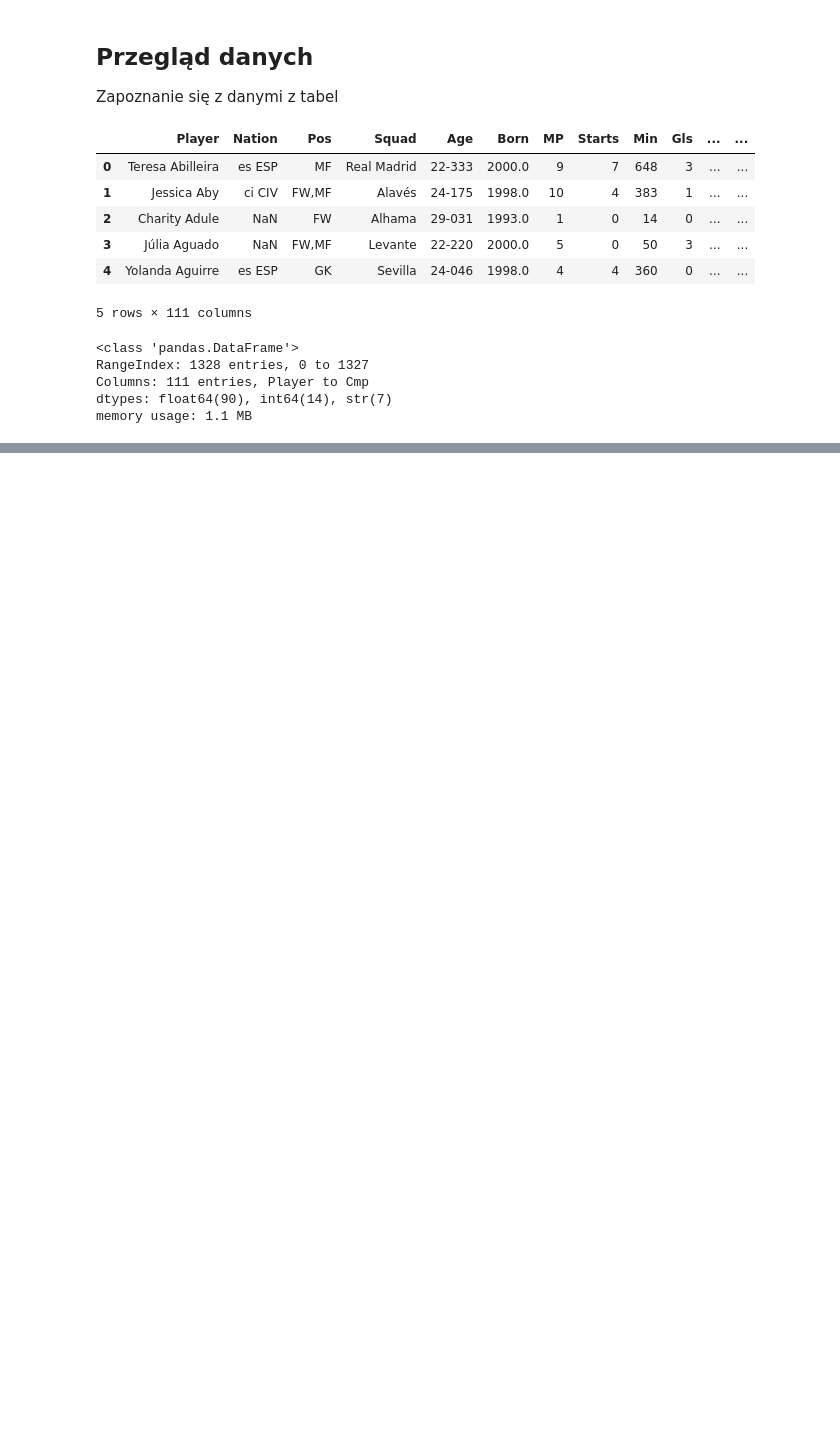
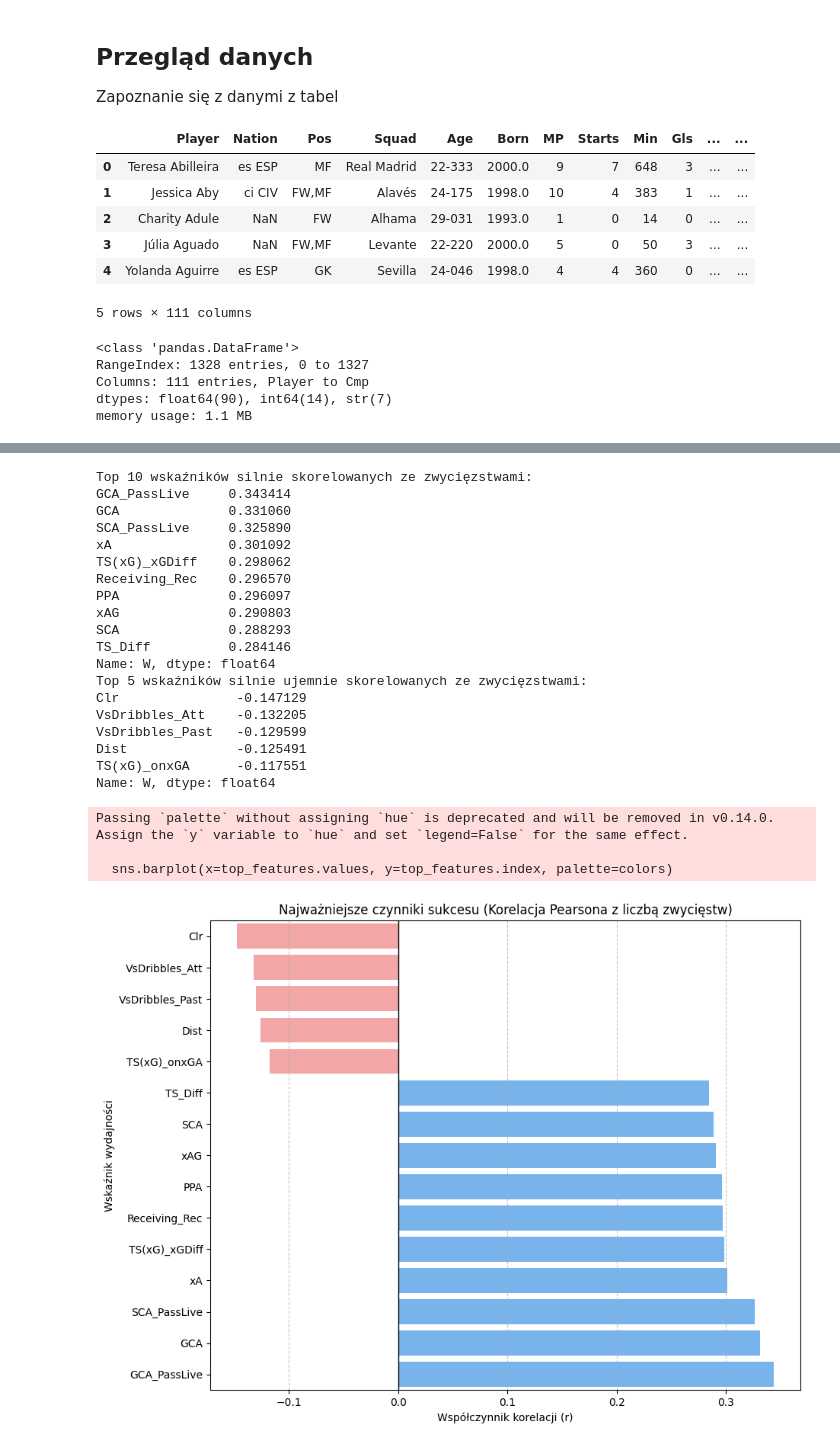
Before and after one commit to Maxik121/Woman_Football_European_League, a Jupyter notebook: women_football(UE).ipynb, the cells around one changed output, grey strips where cells are left out. Saved outputs shown, nothing was run; the diff lists cells and outputs as text; code cells hidden in the pictures; blank space fills up the shorter version.

```diff
--- a/women_football(UE).ipynb
+++ b/women_football(UE).ipynb
@@ -35,0 +264,45 @@ display(df_all_players.head())
+# %%
+num_cols = df_analysis.select_dtypes(include=['float64', 'int64'])
+correlations = num_cols.corr()['W']
+correlations = correlations.drop(['W', 'Born'], errors='ignore')
+top_positive = correlations.sort_values(ascending=False).head(10)
+top_negative = correlations.sort_values(ascending=True).head(5)
+top_features = pd.concat([top_positive, top_negative]).sort_values()
+print("Top 10 wskaźników silnie skorelowanych ze zwycięzstwami:")
+print(top_positive)
+print("Top 5 wskaźników silnie ujemnie skorelowanych ze zwycięzstwami:")
+print(top_negative)
+#wizualizacja 3
+plt.figure(figsize=(10, 8))
+colors = ['#ff9999' if x < 0 else '#66b3ff' for x in top_features.values]
+sns.barplot(x=top_features.values, y=top_features.index, palette=colors)
+plt.axvline(0, color='black', linewidth=1)
+plt.title('Najważniejsze czynniki sukcesu (Korelacja Pearsona z liczbą zwycięstw)')
+plt.xlabel('Współczynnik korelacji (r)')
+plt.ylabel('Wskaźnik wydajności')
+plt.grid(axis='x', linestyle='--', alpha=0.7)
+plt.show()
+# %% [output]
+Top 10 wskaźników silnie skorelowanych ze zwycięzstwami:
+GCA_PassLive     0.343414
+GCA              0.331060
+SCA_PassLive     0.325890
+xA               0.301092
+TS(xG)_xGDiff    0.298062
+Receiving_Rec    0.296570
+PPA              0.296097
+xAG              0.290803
+SCA              0.288293
+TS_Diff          0.284146
+Name: W, dtype: float64
+Top 5 wskaźników silnie ujemnie skorelowanych ze zwycięzstwami:
+Clr               -0.147129
+VsDribbles_Att    -0.132205
+VsDribbles_Past   -0.129599
+Dist              -0.125491
+TS(xG)_onxGA      -0.117551
+Name: W, dtype: float64
+Passing `palette` without assigning `hue` is deprecated and will be removed in v0.14.0. Assign the `y` variable to `hue` and set `legend=False` for the same effect.
+
+  sns.barplot(x=top_features.values, y=top_features.index, palette=colors)
+[figure, added]
```
Also changed, not shown: parts of 10 cells of this notebook.
